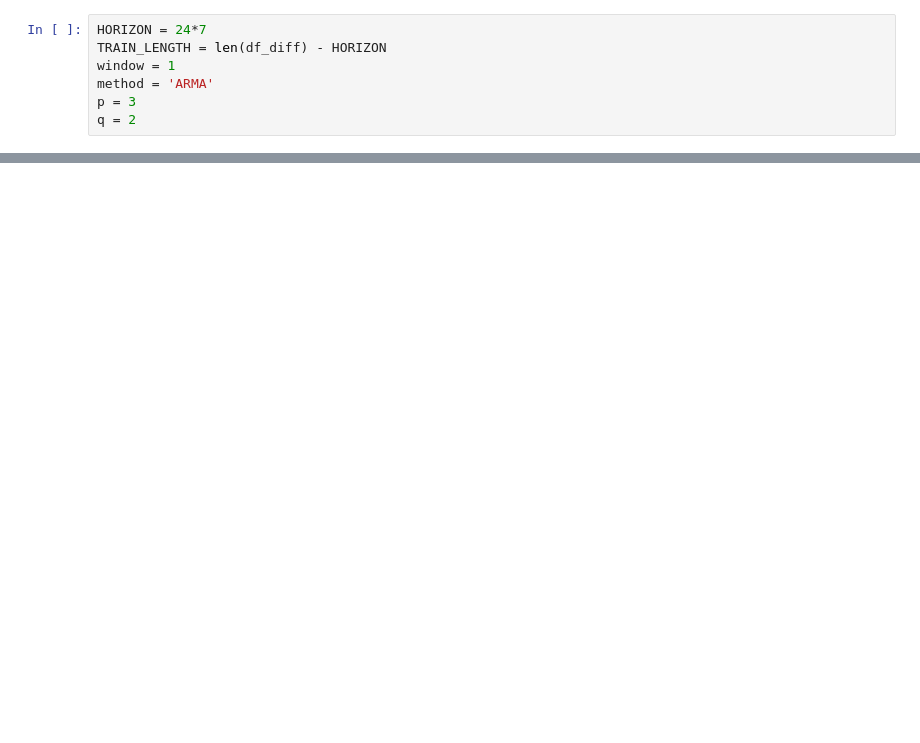
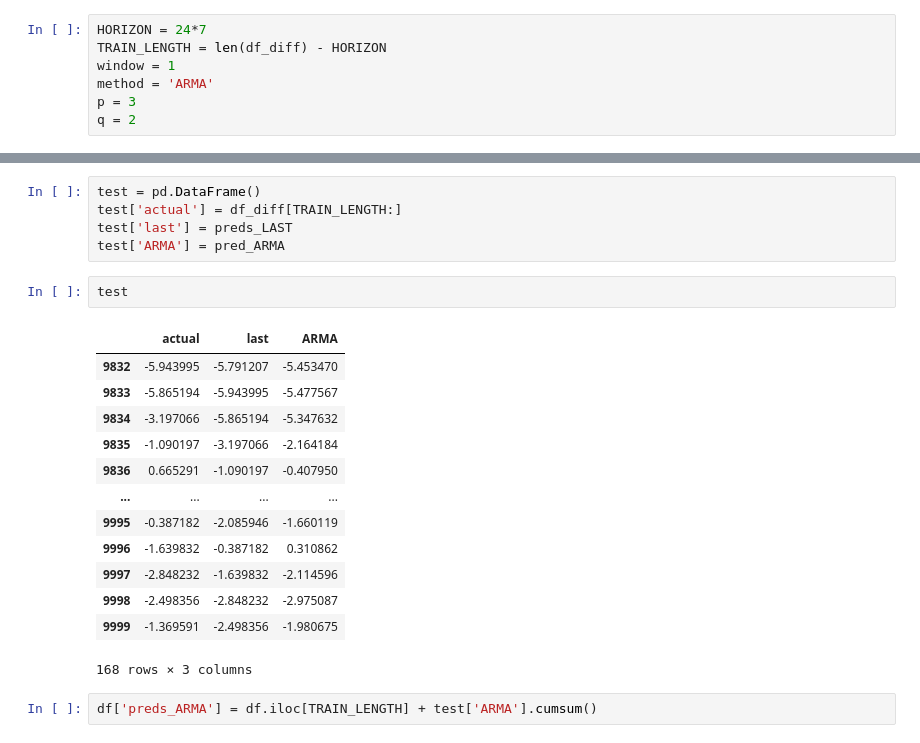
Before and after one commit to lewinskie254/timeseries-youtube, a Jupyter notebook: Lecture_5_Timeseries_Analysis_ARMA.ipynb, the cells around one changed output, grey strips where cells are left out. Cells and saved outputs as stored; diff of their text form; blank space fills up the shorter version.

```diff
--- a/Lecture_5_Timeseries_Analysis_ARMA.ipynb
+++ b/Lecture_5_Timeseries_Analysis_ARMA.ipynb
@@ -187,0 +197,23 @@ preds_MEAN = rolling_forecast(df_diff, TRAIN_LENGTH, HORIZON, window, 'mean', 0,
+# %%
+test = pd.DataFrame()
+test['actual'] = df_diff[TRAIN_LENGTH:]
+test['last'] = preds_LAST
+test['ARMA'] = pred_ARMA
+# %%
+test
+# %% [output]
+|  | actual | last | ARMA |
+| 9832 | -5.943995 | -5.791207 | -5.453470 |
+| 9833 | -5.865194 | -5.943995 | -5.477567 |
+| 9834 | -3.197066 | -5.865194 | -5.347632 |
+| 9835 | -1.090197 | -3.197066 | -2.164184 |
+| 9836 | 0.665291 | -1.090197 | -0.407950 |
+| ... | ... | ... | ... |
+| 9995 | -0.387182 | -2.085946 | -1.660119 |
+| 9996 | -1.639832 | -0.387182 | 0.310862 |
+| 9997 | -2.848232 | -1.639832 | -2.114596 |
+| 9998 | -2.498356 | -2.848232 | -2.975087 |
+| 9999 | -1.369591 | -2.498356 | -1.980675 |
+168 rows × 3 columns
+# %%
+df['preds_ARMA'] = df.iloc[TRAIN_LENGTH] + test['ARMA'].cumsum()
```
Also changed, not shown: parts of 4 cells of this notebook.
